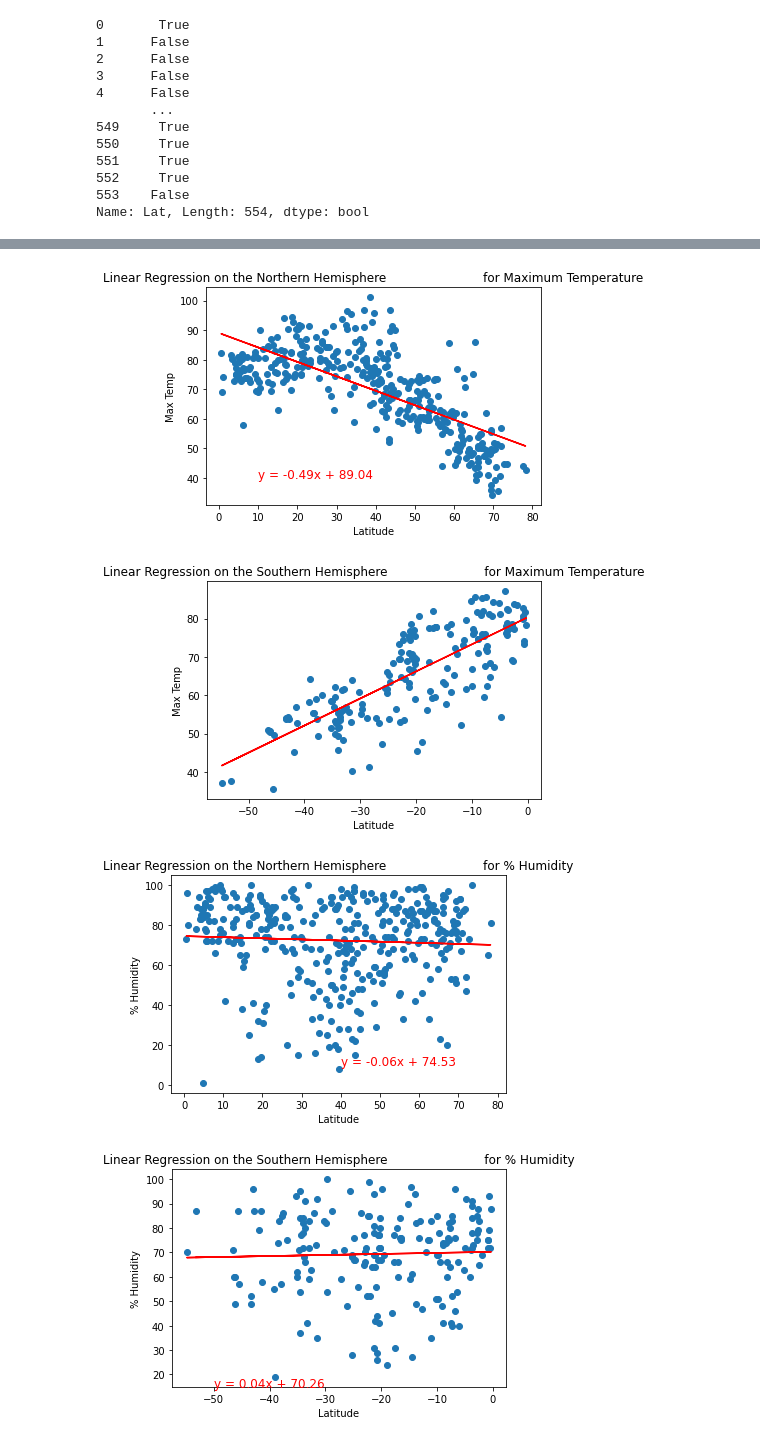
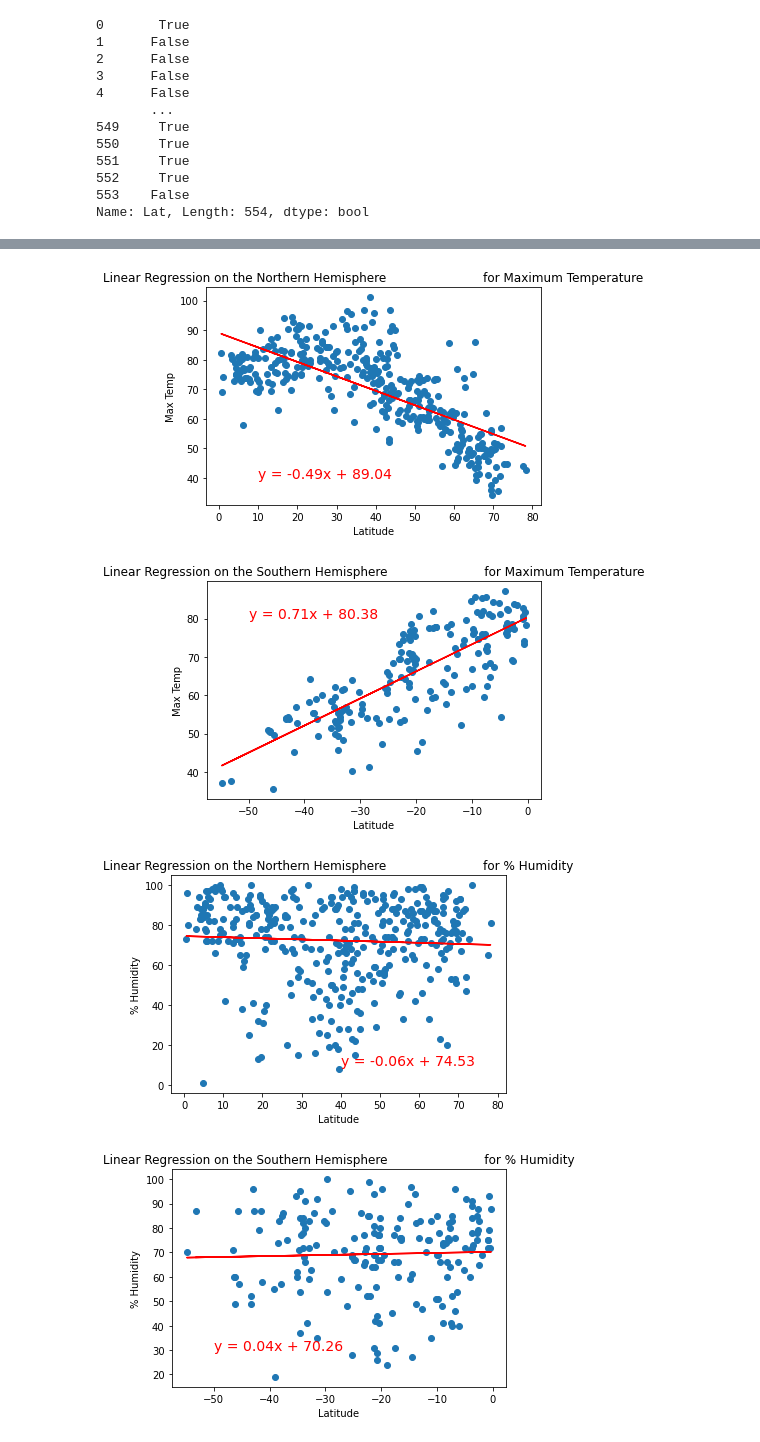
Before and after one commit to JJenkins27/world-weather-analysis, a Jupyter notebook: WeatherPy.ipynb, the cells around one changed output, grey strips where cells are left out. Cells and saved outputs as stored; diff of their text form; code cells hidden in the pictures.

Commit message:
fixing linear regression plots

```diff
--- a/WeatherPy.ipynb
+++ b/WeatherPy.ipynb
@@ -269,7 +269,7 @@ def plot_linear_regression(x_values, y_values, title, y_label, text_coordinates)
     plt.scatter(x_values,y_values)
     plt.plot(x_values,regress_values,"r")
     # Annotate the text for the line equation.
-    plt.annotate(line_eq, text_coordinates, fontsize=12, color="red")
+    plt.annotate(line_eq, text_coordinates, fontsize=14, color="red")
     plt.title(title)
     plt.xlabel('Latitude')
     plt.ylabel(y_label)
@@ -325,7 +325,7 @@ plot_linear_regression(x_values, y_values,
                        'Linear Regression on the Northern Hemisphere \
                         for Maximum Temperature', 'Max Temp',(10,40))
 # %% [output]
-[figure, old version]
+[figure, new version]
 # %%
 # Linear regression on the Southern Hemisphere
 x_values = southern_hemi_df["Lat"]
@@ -333,9 +333,9 @@ y_values = southern_hemi_df["Max Temp"]
 # Call the function.
 plot_linear_regression(x_values, y_values,
                        'Linear Regression on the Southern Hemisphere \
-                        for Maximum Temperature', 'Max Temp',(-50,90))
+                        for Maximum Temperature', 'Max Temp',(-50,80))
 # %% [output]
-[figure, old version]
+[figure, new version]
 # %%
 # Linear regression on the Northern Hemisphere
 x_values = northern_hemi_df["Lat"]
@@ -345,17 +345,17 @@ plot_linear_regression(x_values, y_values,
                        'Linear Regression on the Northern Hemisphere \
                         for % Humidity', '% Humidity',(40,10))
 # %% [output]
-[figure, old version]
+[figure, new version]
 # %%
 # Linear regression on the Southern Hemisphere
 x_values = southern_hemi_df["Lat"]
 y_values = southern_hemi_df["Humidity"]
 # Call the function.
 plot_linear_regression(x_values, y_values,
                        'Linear Regression on the Southern Hemisphere \
-                        for % Humidity', '% Humidity',(-50,15))
+                        for % Humidity', '% Humidity',(-50,30))
 # %% [output]
-[figure, old version]
+[figure, new version]
 # %%
 # Linear regression on the Northern Hemisphere
 x_values = northern_hemi_df["Lat"]
```
Also changed, not shown: parts of 4 cells of this notebook, 1 other file.
